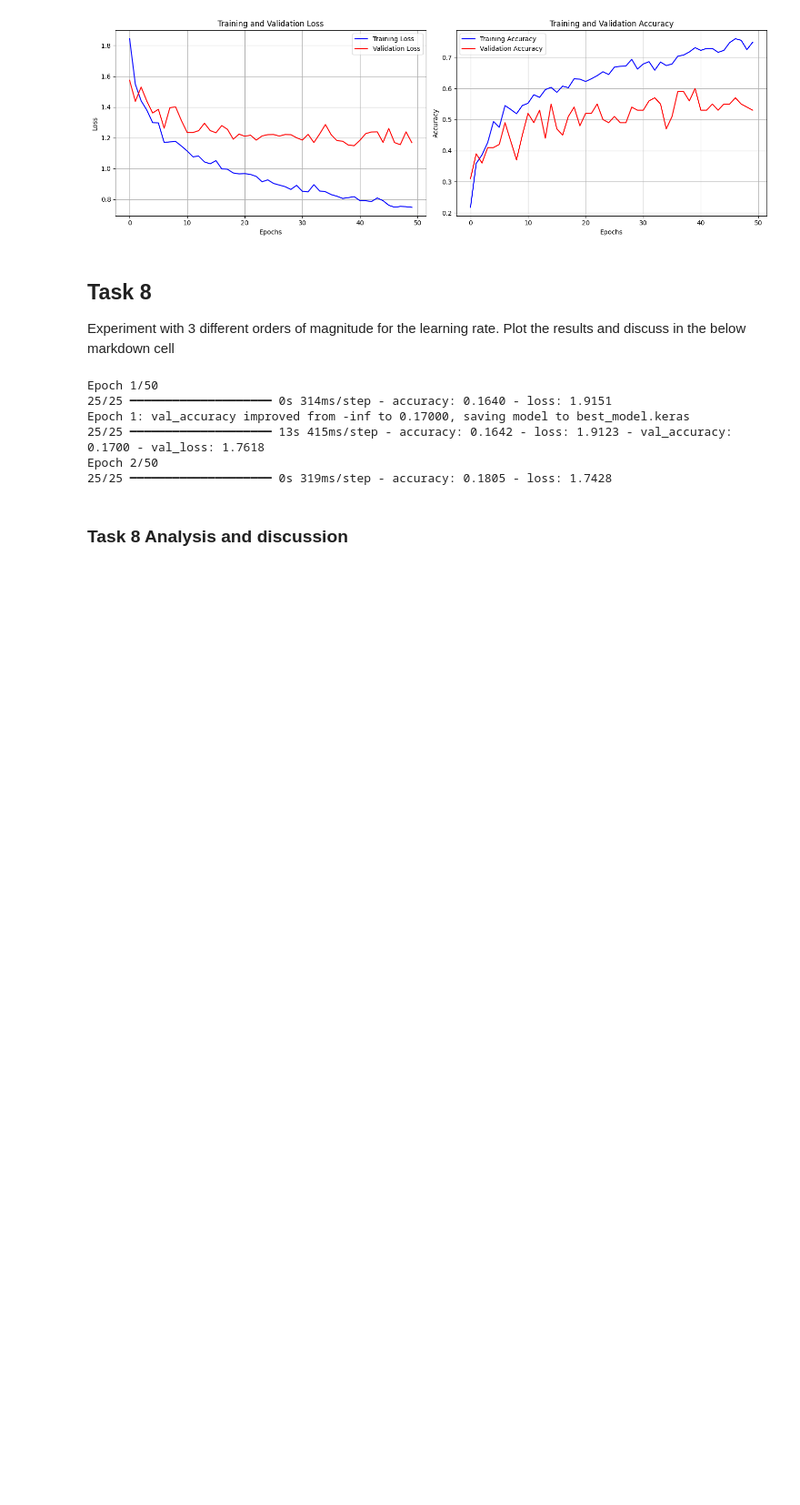
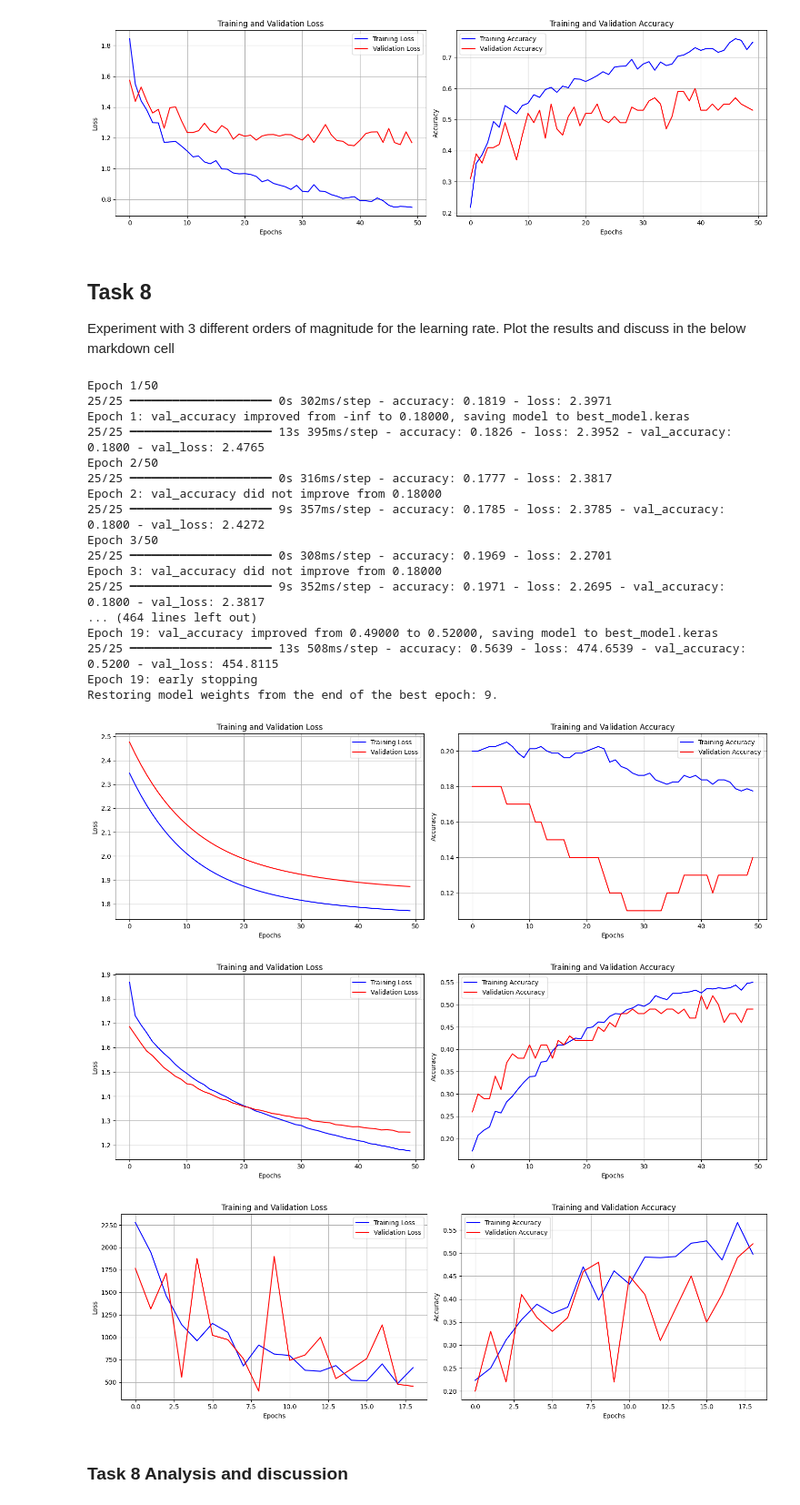
Before and after one commit to HunterEWilde-QUT/CAB320_Assignments, a Jupyter notebook: Assignment2/CAB320-Assignment2-Learning.ipynb, the cells around one changed output. Shown at 91% size. Saved outputs shown, nothing was run; the diff lists cells and outputs as text; code cells hidden in the pictures; blank space fills up the shorter version.

Commit message:
Modified experimental learning rates to be wider in range.

```diff
--- a/Assignment2/CAB320-Assignment2-Learning.ipynb
+++ b/Assignment2/CAB320-Assignment2-Learning.ipynb
@@ -396,21 +396,35 @@ plot_errors(model_trained)
 ## Task 8
 Experiment with 3 different orders of magnitude for the learning rate. Plot the results and discuss in the below markdown cell
 # %%
-model_slowest = transfer_learning(train_set, eval_set, model, (0.001, 0.0, False))  # 0.1x the base learning rate
-model_faster = transfer_learning(train_set, eval_set, model, (0.1, 0.0, False))     # 10x the base learning rate
-model_fastest = transfer_learning(train_set, eval_set, model, (1, 0.0, False))      # 100x the base learning rate
+model_slowest = transfer_learning(train_set, eval_set, model, (0.00001, 0.0, False))# 1/1000x the base learning rate
+model_slower = transfer_learning(train_set, eval_set, model, (0.001, 0.0, False))   # 1/10x the base learning rate
+model_faster = transfer_learning(train_set, eval_set, model, (10.0, 0.0, False))    # 1000x the base learning rate
 
 # Plotting the results
 plot_errors(model_slowest)
 plot_errors(model_faster)
 plot_errors(model_fastest)
 # %% [output]
 Epoch 1/50
-25/25 ━━━━━━━━━━━━━━━━━━━━ 0s 314ms/step - accuracy: 0.1640 - loss: 1.9151
-Epoch 1: val_accuracy improved from -inf to 0.17000, saving model to best_model.keras
-25/25 ━━━━━━━━━━━━━━━━━━━━ 13s 415ms/step - accuracy: 0.1642 - loss: 1.9123 - val_accuracy: 0.1700 - val_loss: 1.7618
+25/25 ━━━━━━━━━━━━━━━━━━━━ 0s 302ms/step - accuracy: 0.1819 - loss: 2.3971
+Epoch 1: val_accuracy improved from -inf to 0.18000, saving model to best_model.keras
+25/25 ━━━━━━━━━━━━━━━━━━━━ 13s 395ms/step - accuracy: 0.1826 - loss: 2.3952 - val_accuracy: 0.1800 - val_loss: 2.4765
 Epoch 2/50
-25/25 ━━━━━━━━━━━━━━━━━━━━ 0s 319ms/step - accuracy: 0.1805 - loss: 1.7428
+25/25 ━━━━━━━━━━━━━━━━━━━━ 0s 316ms/step - accuracy: 0.1777 - loss: 2.3817
+Epoch 2: val_accuracy did not improve from 0.18000
+25/25 ━━━━━━━━━━━━━━━━━━━━ 9s 357ms/step - accuracy: 0.1785 - loss: 2.3785 - val_accuracy: 0.1800 - val_loss: 2.4272
+Epoch 3/50
+25/25 ━━━━━━━━━━━━━━━━━━━━ 0s 308ms/step - accuracy: 0.1969 - loss: 2.2701
+Epoch 3: val_accuracy did not improve from 0.18000
+25/25 ━━━━━━━━━━━━━━━━━━━━ 9s 352ms/step - accuracy: 0.1971 - loss: 2.2695 - val_accuracy: 0.1800 - val_loss: 2.3817
+... (464 lines left out)
+Epoch 19: val_accuracy improved from 0.49000 to 0.52000, saving model to best_model.keras
+25/25 ━━━━━━━━━━━━━━━━━━━━ 13s 508ms/step - accuracy: 0.5639 - loss: 474.6539 - val_accuracy: 0.5200 - val_loss: 454.8115
+Epoch 19: early stopping
+Restoring model weights from the end of the best epoch: 9.
+[figure, added]
+[figure, added]
+[figure, added]
 # %% [markdown]
 ### Task 8 Analysis and discussion
 # %% [markdown]
```
